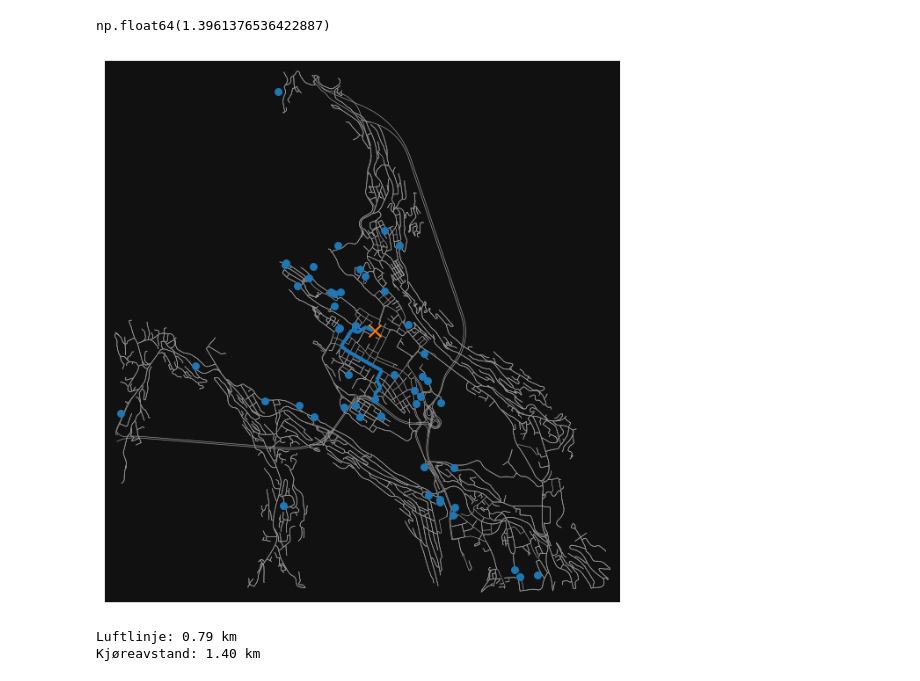
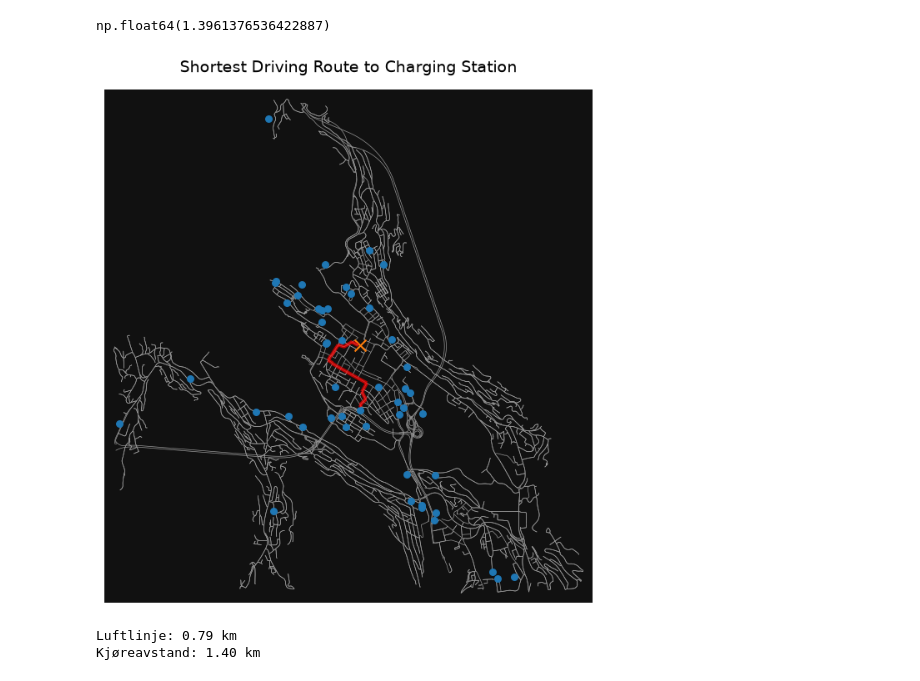
Before and after one commit to hcloenne/nearest-ev-charger, a Jupyter notebook: notebooks/road_network_routing.ipynb, the cells around one changed output. Drawn from its saved outputs; the diff is of its cells as text; code cells hidden in the pictures.

Commit message:
Documented fidning shortest path from a point to a charger

```diff
--- a/notebooks/road_network_routing.ipynb
+++ b/notebooks/road_network_routing.ipynb
@@ -336,39 +349,48 @@ distance_km
 # %% [output]
 np.float64(1.3961376536422887)
 # %%
+# Plot the path on the map
 fig, ax = ox.plot_graph(
     G,
     show=False,
     close=False,
     node_size=0,
     edge_linewidth=0.5
 )
 
 route_edges.plot(
     ax=ax,
-    linewidth=3
+    linewidth=3,
+    color="red",
+    alpha=0.7
 )
 
 chargers_local.plot(
     ax=ax,
     markersize=30
 )
 
 start_gdf = gpd.GeoDataFrame(
     {"name": ["Start"]},
     geometry=[Point(start_lon, start_lat)],
     crs="EPSG:4326"
 )
 
 start_gdf.plot(
     ax=ax,
     marker="x",
     markersize=100
 )
 
+ax.set_title(
+    "Shortest Driving Route to Charging Station",
+    fontsize=14,
+    pad=15
+)
+
 plt.show()
 # %% [output]
-[figure, old version]
+[figure, new version]
 # %%
 chargers_utm = chargers_local.to_crs(epsg=25832)
 start_utm = start_gdf.to_crs(epsg=25832)
```
Also changed, not shown: parts of 5 cells of this notebook.
